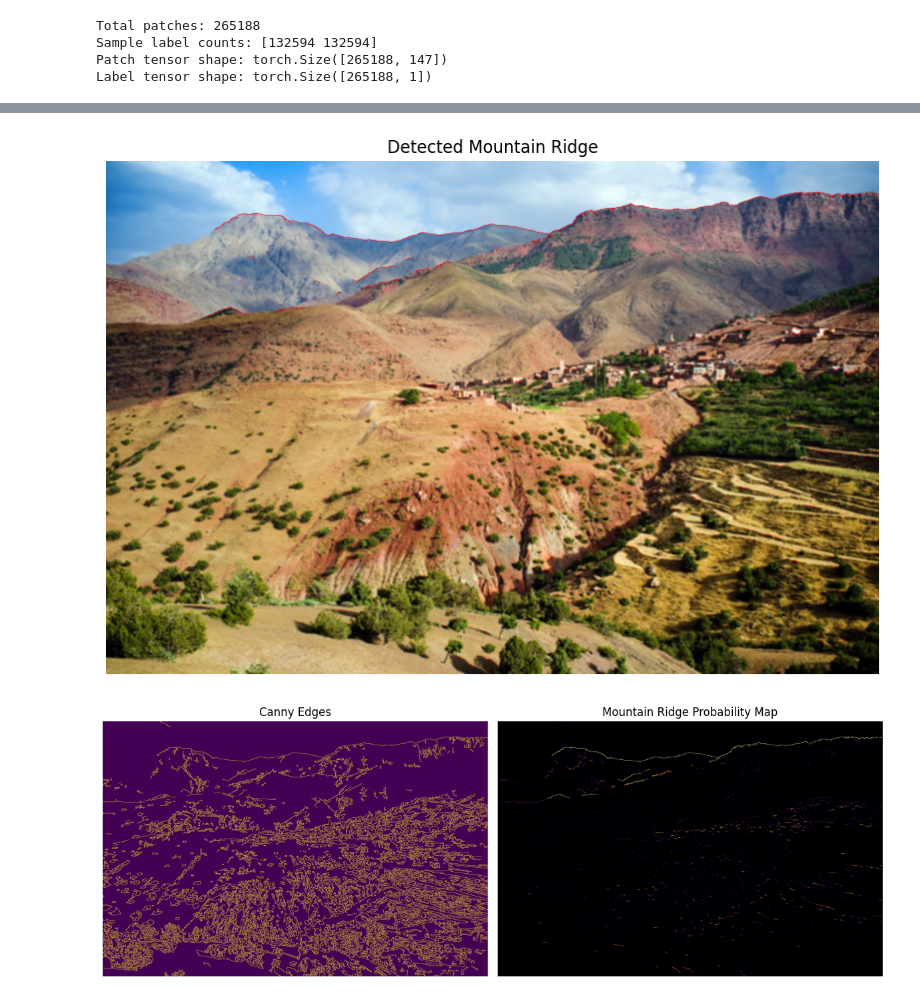
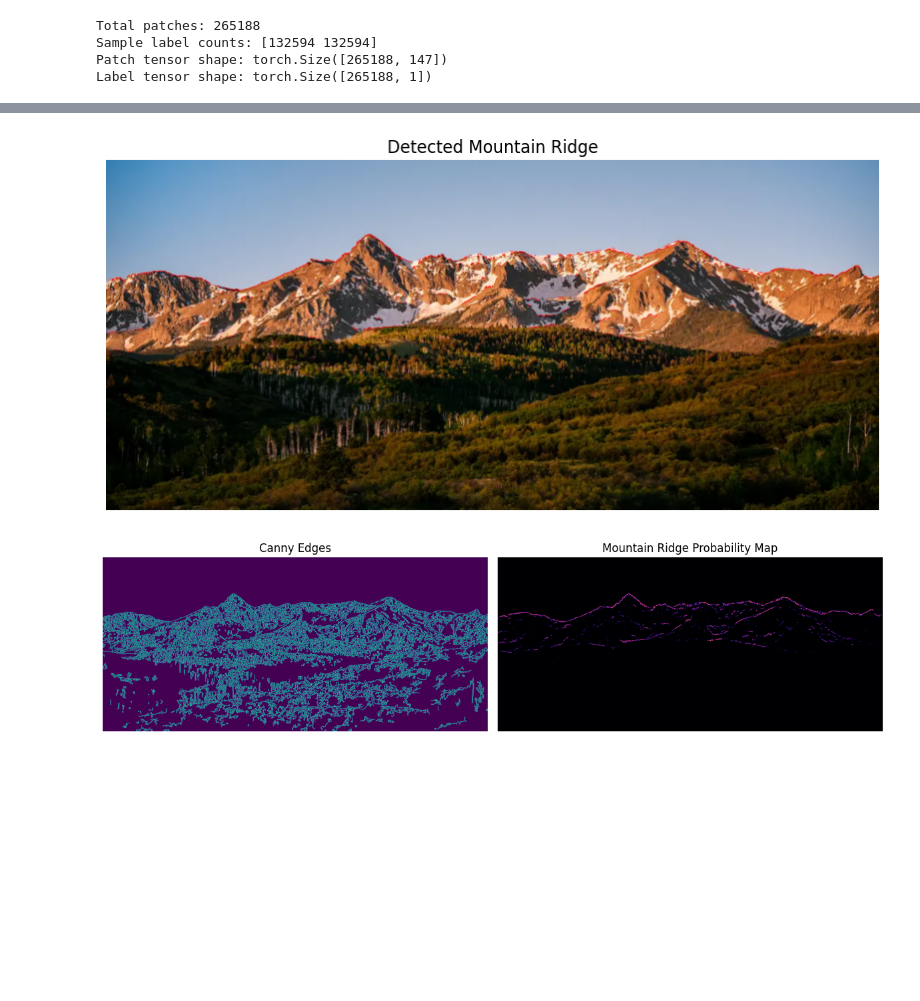
Before and after one commit to csci701s25/snowbowl-savant, a Jupyter notebook: EdgeDetection/edge_detection.ipynb, the cells around one changed output, grey strips where cells are left out. Saved outputs shown, nothing was run; the diff lists cells and outputs as text; code cells hidden in the pictures; blank space fills up the shorter version.

Commit message:
Trying to add tensor, added some test photos

```diff
--- a/EdgeDetection/edge_detection.ipynb
+++ b/EdgeDetection/edge_detection.ipynb
@@ -126,7 +126,7 @@ class RidgeClassifier(nn.Module):
         x = F.relu(self.fc1(x))
         # x = F.relu(self.fc2(x))
         x = torch.sigmoid(self.fc3(x))
-        return x
+        return xDe
 
 class ConvRidgeClassifier(nn.Module):
     def __init__(self):
@@ -227,7 +227,7 @@ import torch
 import matplotlib.pyplot as plt
 
 # Load image
-img_path = "test_images/canyon.jpg"
+img_path = "test_images/san-juans.webp"
 image = cv2.imread(img_path)
 
 # Get original dimensions
@@ -250,34 +250,34 @@ edges = cv2.Canny(image_gray, 50, 200)
 r = 3
 h, w = image[:, :, 2].shape
 output_img = cv2.cvtColor(image, cv2.IMREAD_COLOR)  # to draw in color
 
 prob_map = np.zeros_like(image_gray, dtype=np.float32)
 
 # Loop over edge pixels
 for y in range(r, h - r):
     for x in range(r, w - r):
         if edges[y, x] == 0:
             continue
         patch = image[y - r:y + r + 1, x - r:x + r + 1]
         if patch.shape != (7, 7, 3):
             continue
         patch_tensor = torch.tensor(patch, dtype=torch.float32).view(1, 147) / 255.0
         # patch_tensor = torch.tensor(patch, dtype=torch.float32).permute(2, 0, 1).unsqueeze(0) / 255.0
 
         with torch.no_grad():
             prob = model(patch_tensor).item()
         if prob > 0.8:
             output_img[y, x] = [0, 0, 255]  # red (BGR)
         prob_map[y, x] = prob
 
 # Show image
 plt.figure(figsize=(10, 10))
 plt.imshow(cv2.cvtColor(output_img, cv2.COLOR_BGR2RGB))
 plt.title("Detected Mountain Ridge")
 plt.axis("off")
 plt.show()
 # %% [output]
-[figure, old version]
+[figure, new version]
 # %%
 plt.figure(figsize=(12, 5))
 
@@ -294,7 +294,7 @@ plt.axis('off')
 plt.tight_layout()
 plt.show()
 # %% [output]
-[figure, old version]
+[figure, new version]
 # %%
 import numpy as np
 
```
Also changed, not shown: parts of 3 cells of this notebook, 3 other files.
